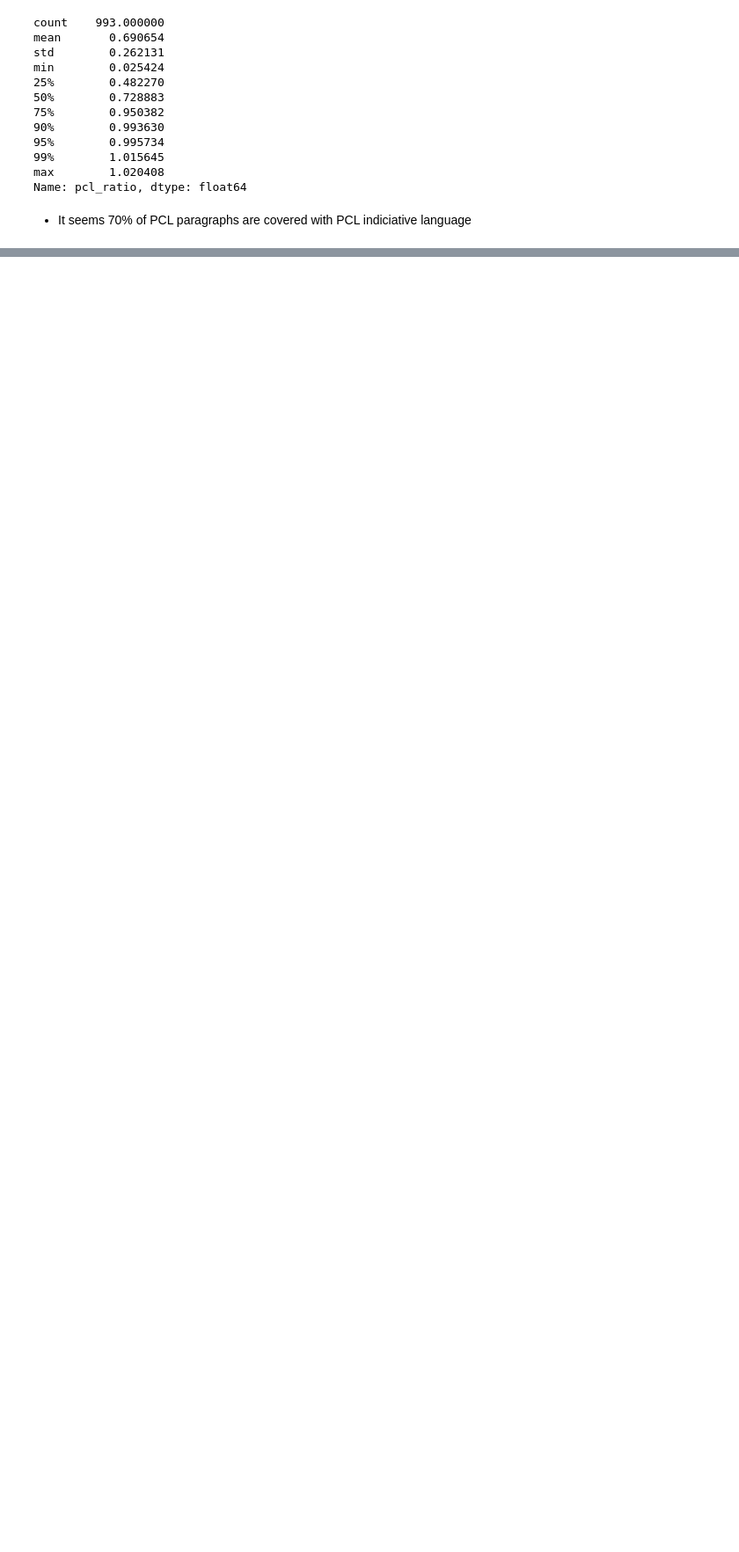
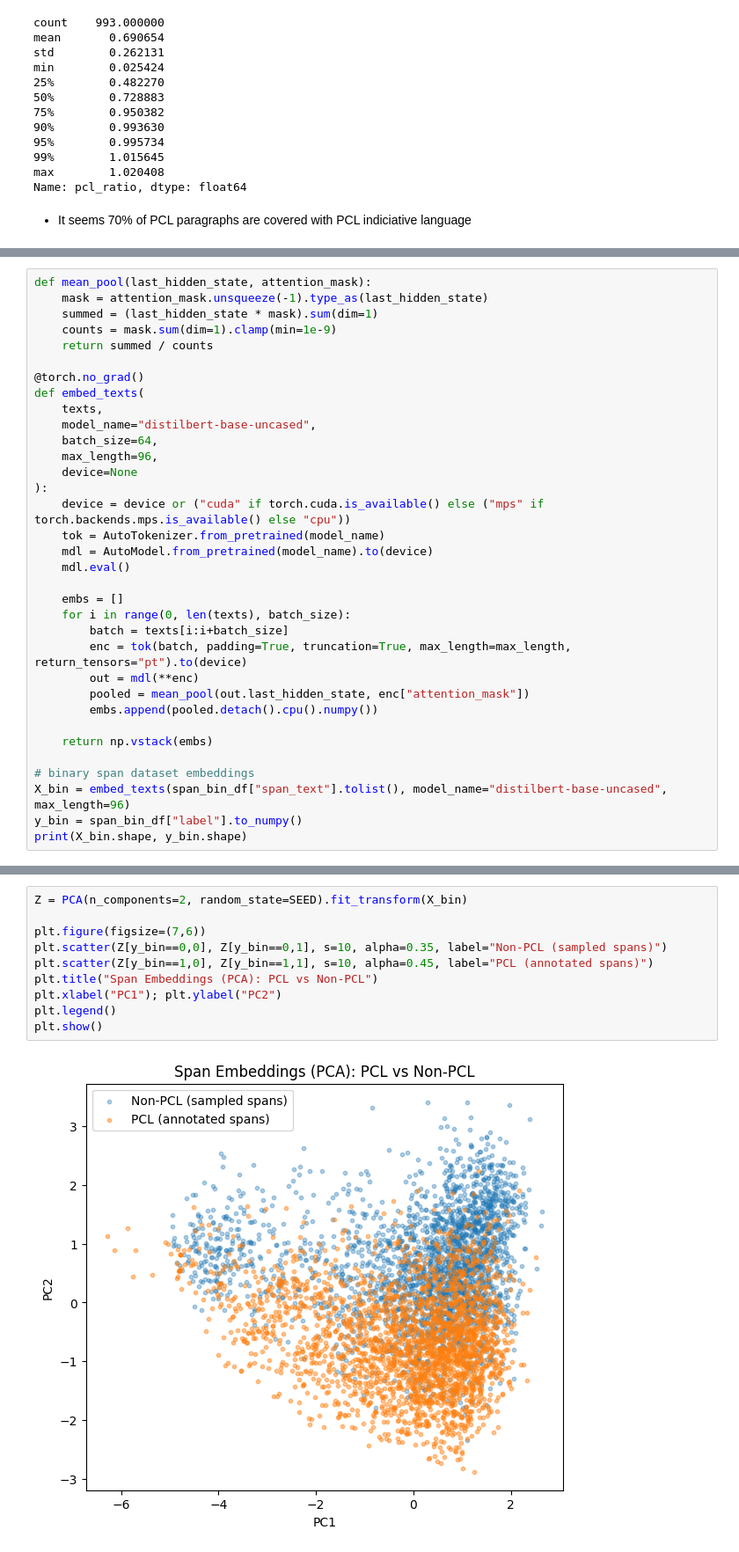
Before and after one commit to JoshSkilla/PCL-detection, a Jupyter notebook: notebooks/EDA_with_PCL_categories.ipynb, the cells around one changed output, grey strips where cells are left out. Shown at 88% size. Cells and saved outputs as stored; diff of their text form; blank space fills up the shorter version.

```diff
--- a/notebooks/EDA_with_PCL_categories.ipynb
+++ b/notebooks/EDA_with_PCL_categories.ipynb
@@ -678,0 +878,34 @@ Name: pcl_ratio, dtype: float64
+# %%
+def mean_pool(last_hidden_state, attention_mask):
+    mask = attention_mask.unsqueeze(-1).type_as(last_hidden_state)
+    summed = (last_hidden_state * mask).sum(dim=1)
+    counts = mask.sum(dim=1).clamp(min=1e-9)
+    return summed / counts
+
+@torch.no_grad()
+def embed_texts(
+    texts,
+    model_name="distilbert-base-uncased",
+    batch_size=64,
+    max_length=96,
+    device=None
+):
+    device = device or ("cuda" if torch.cuda.is_available() else ("mps" if torch.backends.mps.is_available() else "cpu"))
+    tok = AutoTokenizer.from_pretrained(model_name)
+    mdl = AutoModel.from_pretrained(model_name).to(device)
+    mdl.eval()
+
+    embs = []
+    for i in range(0, len(texts), batch_size):
+        batch = texts[i:i+batch_size]
+        enc = tok(batch, padding=True, truncation=True, max_length=max_length, return_tensors="pt").to(device)
+        out = mdl(**enc)
+        pooled = mean_pool(out.last_hidden_state, enc["attention_mask"])
+        embs.append(pooled.detach().cpu().numpy())
+
+    return np.vstack(embs)
+
+# binary span dataset embeddings
+X_bin = embed_texts(span_bin_df["span_text"].tolist(), model_name="distilbert-base-uncased", max_length=96)
+y_bin = span_bin_df["label"].to_numpy()
+print(X_bin.shape, y_bin.shape)
@@ -678,0 +925,12 @@ Name: pcl_ratio, dtype: float64
+# %%
+Z = PCA(n_components=2, random_state=SEED).fit_transform(X_bin)
+
+plt.figure(figsize=(7,6))
+plt.scatter(Z[y_bin==0,0], Z[y_bin==0,1], s=10, alpha=0.35, label="Non-PCL (sampled spans)")
+plt.scatter(Z[y_bin==1,0], Z[y_bin==1,1], s=10, alpha=0.45, label="PCL (annotated spans)")
+plt.title("Span Embeddings (PCA): PCL vs Non-PCL")
+plt.xlabel("PC1"); plt.ylabel("PC2")
+plt.legend()
+plt.show()
+# %% [output]
+[figure, added]
```
Also changed, not shown: parts of 21 cells of this notebook, 2 other files.
